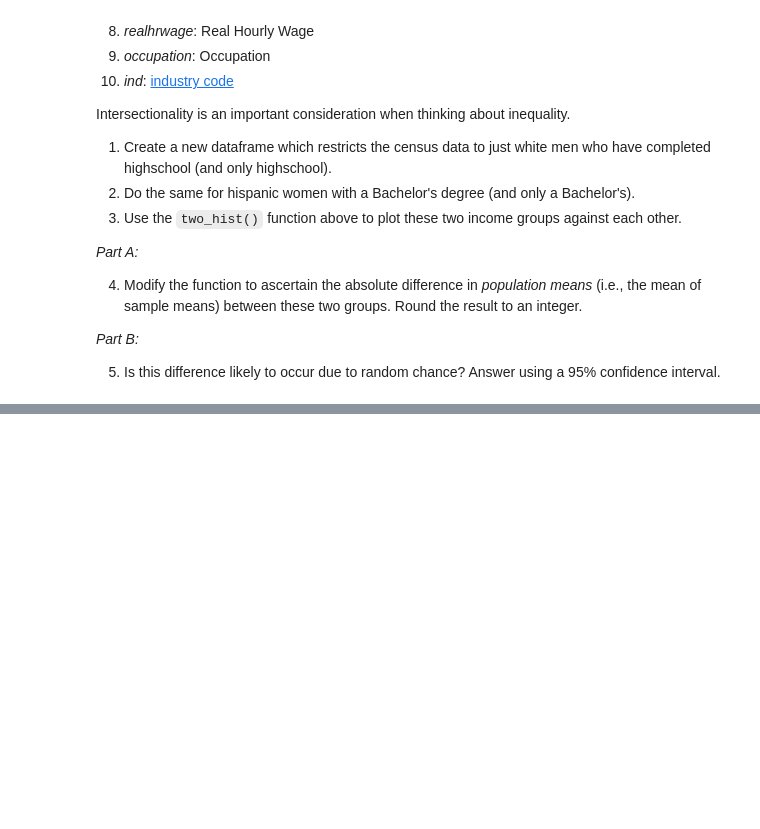
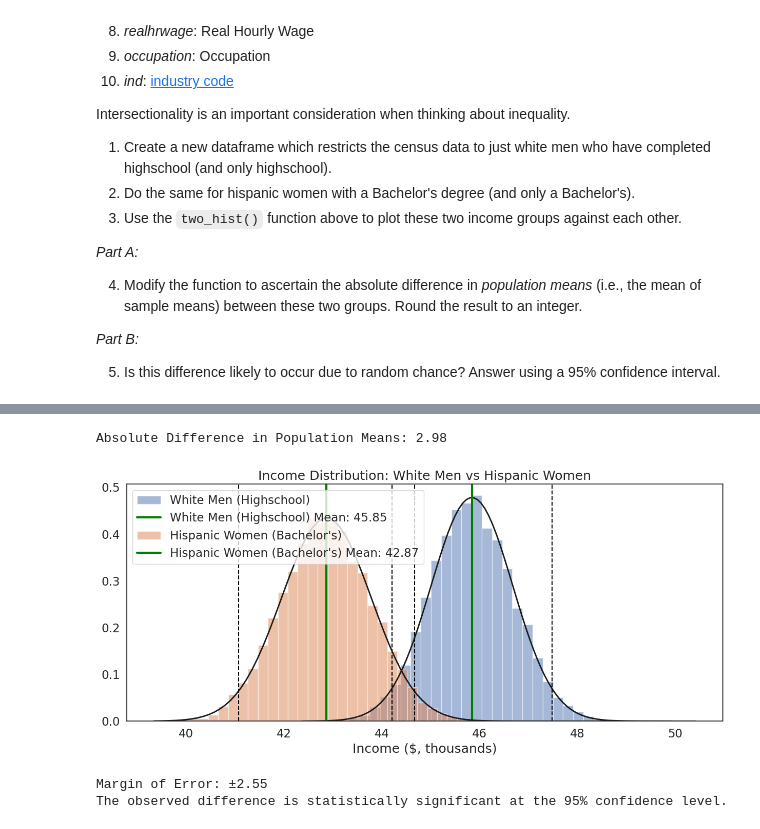
Before and after one commit to KellyLuo123/QM2-1, a Jupyter notebook: W5_Distributions_and_Basic_Statistics.ipynb, the cells around one changed output, grey strips where cells are left out. Drawn from its saved outputs; the diff is of its cells as text; code cells hidden in the pictures; blank space fills up the shorter version.

```diff
--- a/W5_Distributions_and_Basic_Statistics.ipynb
+++ b/W5_Distributions_and_Basic_Statistics.ipynb
@@ -585,0 +723,74 @@ Confidence interval for group2 (Hispanic Women, BA Only): (40576.99754731265, 45
+# %%
+import pandas as pd
+import numpy as np
+from scipy.stats import norm
+import matplotlib.pyplot as plt
+
+white_men_highschool = df[(df['race'] == 1) & (df['sex'] == 1) & (df['sch'] == 12)]
+hispanic_women_bachelor = df[(df['race'] == 3) & (df['sex'] == 2) & (df['sch'] == 16)]
+
+group1 = white_men_highschool['income']
+group2 = hispanic_women_bachelor['income']
+
+def two_hist_with_difference(groups, group_labs, xlab, title):
+    plt.figure(figsize=(15, 6))
+    sample_means = []
+    it = -1
+    population_means = []
+
+    for var in groups:
+        it += 1
+        sample_size = 1000
+        group_sample_means = []
+        iterations = 10000
+
+        for i in range(iterations):
+            sample = var.sample(sample_size, replace=True)
+            sample_mean = sample.mean()
+            group_sample_means.append(sample_mean)
+
+        plt.hist(group_sample_means, bins=int(iterations / 300), edgecolor='white', alpha=0.5, density=True, label=group_labs[it])
+
+        mu, se = norm.fit(group_sample_means)
+        population_means.append(mu)  # Collect population mean
+
+        xmin, xmax = plt.xlim()
+        x = np.linspace(xmin, xmax, 100)
+        p = norm.pdf(x, mu, se)
+        plt.plot(x, p, 'k', linewidth=2)
+
+        lower_ci = mu - se * 1.96
+        upper_ci = mu + se * 1.96
+
+        plt.axvline(mu, color='green', linestyle='solid', linewidth=3, label=f'{group_labs[it]} Mean: {mu:.2f}')
+        plt.axvline(lower_ci, color='black', linestyle='dashed', linewidth=1.5)
+        plt.axvline(upper_ci, color='black', linestyle='dashed', linewidth=1.5)
+
+    abs_diff = abs(population_means[0] - population_means[1])
+    print(f"Absolute Difference in Population Means: {abs_diff:.2f}")
+
+    plt.legend()
+    plt.xlabel(xlab)
+    plt.title(title)
+    plt.show()
+
+    pooled_se = np.sqrt(se ** 2 + se ** 2)
+    margin_of_error = 1.96 * pooled_se
+    print(f"Margin of Error: ±{margin_of_error:.2f}")
+
+    if abs_diff > margin_of_error:
+        print("The observed difference is statistically significant at the 95% confidence level.")
+    else:
+        print("The observed difference is NOT statistically significant at the 95% confidence level.")
+
+two_hist_with_difference(
+    [group1, group2],
+    ['White Men (Highschool)', 'Hispanic Women (Bachelor\'s)'],
+    'Income ($, thousands)',
+    'Income Distribution: White Men vs Hispanic Women'
+)
+# %% [output]
+Absolute Difference in Population Means: 2.98
+[figure, added]
+Margin of Error: ±2.55
+The observed difference is statistically significant at the 95% confidence level.
```
Also changed, not shown: parts of 15 cells of this notebook.
